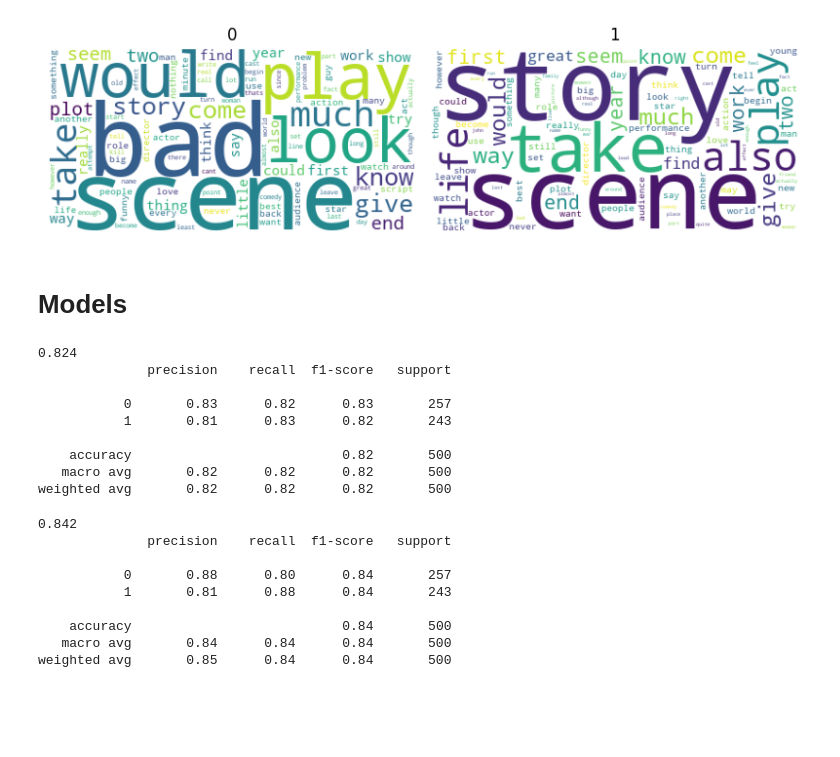
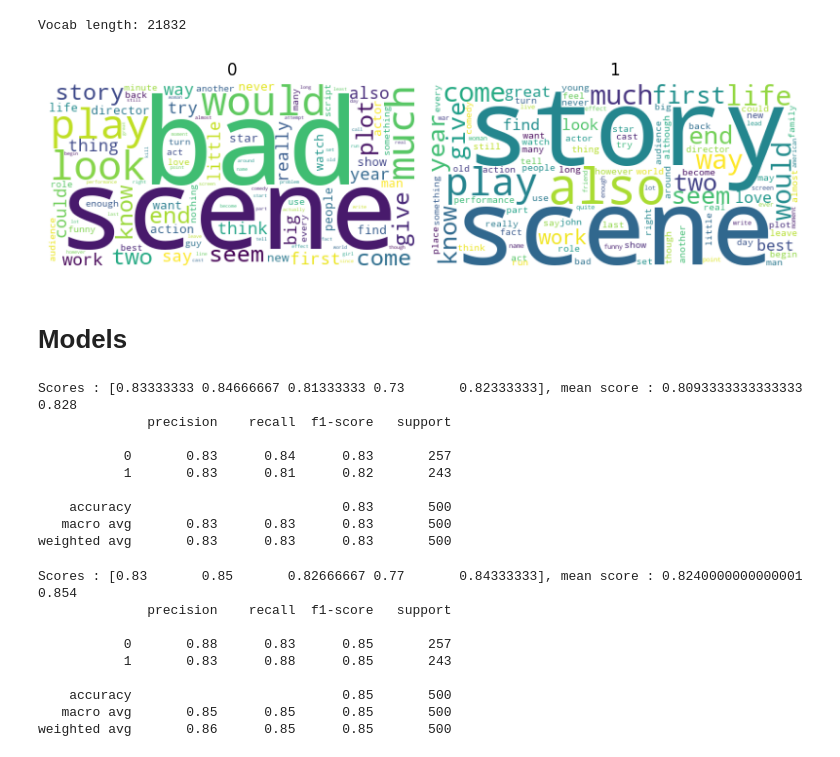
Before and after one commit to BshKatrin/RITAL-NLP-project, a Jupyter notebook: notebooks/movies_models.ipynb, the cells around one changed output. Cells and saved outputs as stored; diff of their text form; code cells hidden in the pictures; blank space fills up the shorter version.

Commit message:
presidents preprocess, baseline models

```diff
--- a/notebooks/movies_models.ipynb
+++ b/notebooks/movies_models.ipynb
@@ -40,36 +36,19 @@ texts_samples = [texts[i] for i in range(5)]
 # %%
-text_preprocessor = TextPreprocessor(stem=False, lemmatize=True, lang="english", stopwords=STOPWORDS["english"]).fit(texts)
+text_preprocessor = TextPreprocessor(stem=False, lemmatize=True, stopwords=STOPWORDS["english"]).fit(texts)
 texts_cleaned = text_preprocessor.transform(texts)
 # %%
-vectorizer = TfidfVectorizer(min_df=5, max_df=0.60, max_features=5000, ngram_range=(1, 2))
+vectorizer = TfidfVectorizer(min_df=5, max_df=0.60, ngram_range=(1, 2))
 vectors = vectorizer.fit_transform(texts_cleaned)
 vocab = vectorizer.get_feature_names_out()
+print("Vocab length:", len(vocab))
+sns.histplot(vectors.data)
+# %% [output]
+Vocab length: 21832
 # %%
-fig, axes = plt.subplots(1, 2, figsize=(8, 5))
-axes = axes.flatten()
-
-cloud = WordCloud(background_color='white', stopwords = [], max_words=100)
-
-for target in np.unique(classes):
-    # Extract data related to target
-    idx = np.where(classes == target)[0]
-    data_target = [texts_cleaned[i] for i in idx]
-
-    # Extract frequencies
-    vectors = CountVectorizer(vocabulary=vocab, lowercase=True, ngram_range=(1, 2)).fit_transform(data_target)
-    freqs = {word : int(freq) for word, freq in zip(vectorizer.get_feature_names_out(),
-                                            vectors.sum(axis=0).A1)}
-
-    # Generate wordcloud
-    cloud = cloud.generate_from_frequencies(freqs)
-
-    axes[target].imshow(cloud)
-    axes[target].axis("off")
-    axes[target].set_title(target)
-
-plt.tight_layout()
+vectorizer=CountVectorizer(vocabulary=vocab, ngram_range=(1, 2))
+plot_class_wordclouds(texts_cleaned, classes, vectorizer)
 # %% [output]
-[figure, old version]
+[figure, new version]
 # %% [markdown]
 # Models
 # %%
@@ -78,13 +57,13 @@ X_train, X_test, y_train, y_test = train_test_split(texts, classes, random_state
 # %%
 pipeline = Pipeline([
-    ("preprocess", TextPreprocessor(stem=False, lemmatize=True, lang="english", stopwords=STOPWORDS["english"])),
+    #("preprocess", TextPreprocessor(stem=False, lemmatize=True, lang="english", stopwords=STOPWORDS["english"])),
     ("vectorizer", TfidfVectorizer(min_df=5, max_df=0.60, max_features=5000)),
     ("classifier", MultinomialNB()) # supposed to work better with count vectorizer
 ])
 
 # # Cross validation
-# scores = cross_val_score(pipeline, X_train, y_train, cv=5, scoring="accuracy")
-# print(f"Scores : {scores}, mean score : {np.mean(scores)}")
+scores = cross_val_score(pipeline, X_train, y_train, cv=5, scoring="accuracy")
+print(f"Scores : {scores}, mean score : {np.mean(scores)}")
 
 # Train/test eval
 pipeline.fit(X_train, y_train)
@@ -93,25 +72,26 @@ predictions = pipeline.predict(X_test)
 print(accuracy_score(y_test, predictions))
 print(classification_report(y_test, predictions))
 # %% [output]
-0.824
+Scores : [0.83333333 0.84666667 0.81333333 0.73       0.82333333], mean score : 0.8093333333333333
+0.828
               precision    recall  f1-score   support
 
-           0       0.83      0.82      0.83       257
-           1       0.81      0.83      0.82       243
+           0       0.83      0.84      0.83       257
+           1       0.83      0.81      0.82       243
 
-    accuracy                           0.82       500
-   macro avg       0.82      0.82      0.82       500
-weighted avg       0.82      0.82      0.82       500
+    accuracy                           0.83       500
+   macro avg       0.83      0.83      0.83       500
+weighted avg       0.83      0.83      0.83       500
 # %%
 pipeline = Pipeline([
-    ("preprocess", TextPreprocessor(stem=False, lemmatize=True, lang="english", stopwords=STOPWORDS["english"])),
+    #("preprocess", TextPreprocessor(stem=False, lemmatize=True, lang="english", stopwords=STOPWORDS["english"])),
     ("vectorizer", TfidfVectorizer(min_df=5, max_df=0.60, max_features=5000)),
     ("classifier", LogisticRegression())
 ])
 
-# # Cross validation
-# scores = cross_val_score(pipeline, X_train, y_train, cv=5, scoring="accuracy")
-# print(f"Scores : {scores}, mean score : {np.mean(scores)}")
+# Cross validation
+scores = cross_val_score(pipeline, X_train, y_train, cv=5, scoring="accuracy")
+print(f"Scores : {scores}, mean score : {np.mean(scores)}")
 
 # Train/test eval
 pipeline.fit(X_train, y_train)
@@ -120,14 +100,15 @@ predictions = pipeline.predict(X_test)
 print(accuracy_score(y_test, predictions))
 print(classification_report(y_test, predictions))
 # %% [output]
-0.842
+Scores : [0.83       0.85       0.82666667 0.77       0.84333333], mean score : 0.8240000000000001
+0.854
               precision    recall  f1-score   support
 
-           0       0.88      0.80      0.84       257
-           1       0.81      0.88      0.84       243
+           0       0.88      0.83      0.85       257
+           1       0.83      0.88      0.85       243
 
-    accuracy                           0.84       500
-   macro avg       0.84      0.84      0.84       500
-weighted avg       0.85      0.84      0.84       500
+    accuracy                           0.85       500
+   macro avg       0.85      0.85      0.85       500
+weighted avg       0.86      0.85      0.85       500
 # %%
 pipeline = Pipeline([
```
Also changed, not shown: parts of 6 cells of this notebook, 18 other files.
